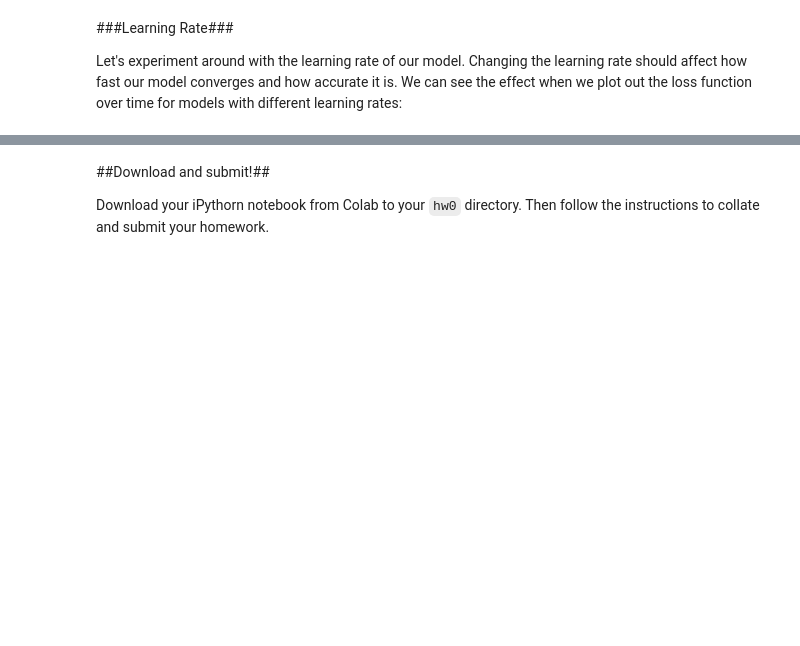
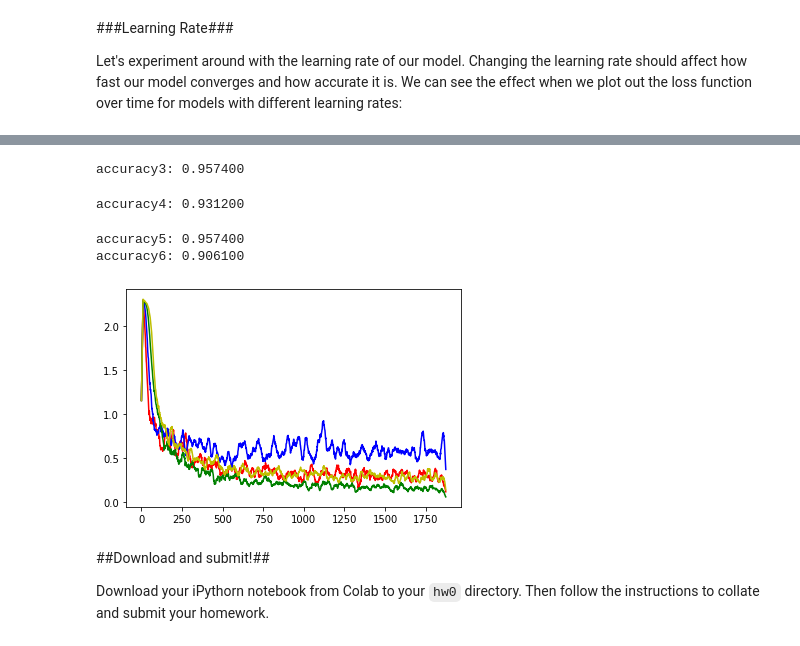
Before and after one commit to yuanwang04/uwnet, a Jupyter notebook: hw0.ipynb, the cells around one changed output, grey strips where cells are left out. Cells and saved outputs as stored; diff of their text form; code cells hidden in the pictures; blank space fills up the shorter version.

```diff
--- a/hw0.ipynb
+++ b/hw0.ipynb
@@ -344,16 +364,59 @@ TODO: Answer here
-# %%
-#TODO: Write your new model and experiments here
-
-class ExperiNet(nn.Module):
-    #TODO: Change all this
-    def __init__(self):
-        super(ExperiNet, self).__init__()
-        self.fc1 = nn.Linear(28*28, 512)
-        self.fc2 = nn.Linear(512, 10)
-
-    def forward(self, x):
-        x = torch.flatten(x, 1)
-        x = self.fc1(x)
-        x = F.relu(x)
-        x = self.fc2(x)
-        return x
+# %%
+#TODO: Write your new model and experiments here
+
+class ExperiNet(nn.Module):
+    #TODO: Change all this
+    def __init__(self):
+        super(ExperiNet, self).__init__()
+        self.fc1 = nn.Linear(28*28, 512)
+        self.fc2 = nn.Linear(512, 128)
+        self.fc3 = nn.Linear(128, 32)
+        self.fc4 = nn.Linear(32, 10)
+
+    def forward(self, x):
+        x = torch.flatten(x, 1)
+        x = self.fc1(x)
+        x = F.leaky_relu(x)
+        x = self.fc2(x)
+        x = F.leaky_relu(x)
+        x = self.fc3(x)
+        x = F.leaky_relu(x)
+        x = self.fc4(x)
+        return x
+
+net1 = ExperiNet()
+losses1 = train(net1, data['train'], lr=.1, momentum=.9, decay=.001, verbose=0)
+acc1 = accuracy(net1, data['test'])
+plt.plot(smooth(losses1,20), 'r-')
+print('accuracy1: %f' % acc1)
+
+net2 = ExperiNet()
+losses2 = train(net2, data['train'], lr=.1, momentum=.9, decay=.01, verbose=0)
+acc2 = accuracy(net2, data['test'])
+plt.plot(smooth(losses2, 20), 'b-')
+print('accuracy2: %f' % acc2)
+
+net3 = ExperiNet()
+losses3 = train(net3, data['train'], lr=.1, momentum=.5, decay=.001, verbose=0)
+acc3 = accuracy(net3, data['test'])
+plt.plot(smooth(losses3, 20), 'g-')
+print('accuracy3: %f' % acc3)
+
+net4 = ExperiNet()
+losses4 = train(net4, data['train'], lr=.1, momentum=.5, decay=.01, verbose=0)
+acc4 = accuracy(net4, data['test'])
+plt.plot(smooth(losses4, 20), 'y-')
+print('accuracy4: %f' % acc4)
+
+net5 = ExperiNet()
+losses5 = train(net5, data['train'], lr=.1, momentum=.1, decay=.001, verbose=0)
+acc5 = accuracy(net5, data['test'])
+# plt.plot(smooth(losses5, 20), 'g-')
+print('accuracy5: %f' % acc3)
+
+net6 = ExperiNet()
+losses6 = train(net6, data['train'], lr=.1, momentum=.1, decay=.01, verbose=0)
+acc6 = accuracy(net6, data['test'])
+# plt.plot(smooth(losses6, 20), 'y-')
+print('accuracy6: %f' % acc6)
+# %% [output]
@@ -360,3 +425,8 @@ class ExperiNet(nn.Module):
+accuracy3: 0.957400
+accuracy4: 0.931200
+accuracy5: 0.957400
+accuracy6: 0.906100
+[figure, added]
 # %% [markdown]
 ##Download and submit!##
 
```
Also changed, not shown: parts of 11 cells of this notebook.
